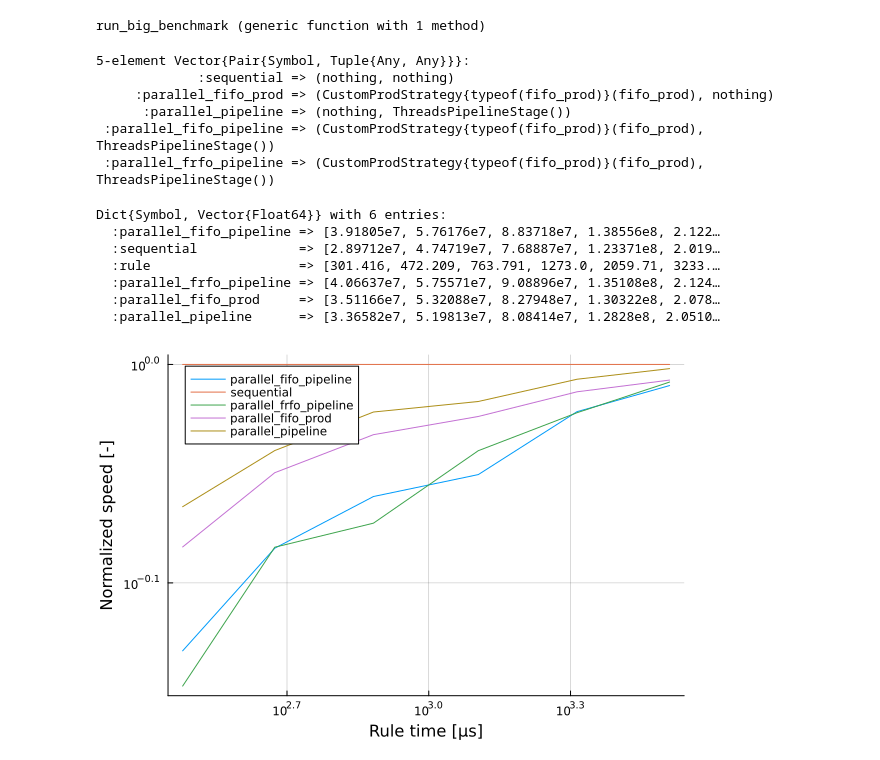
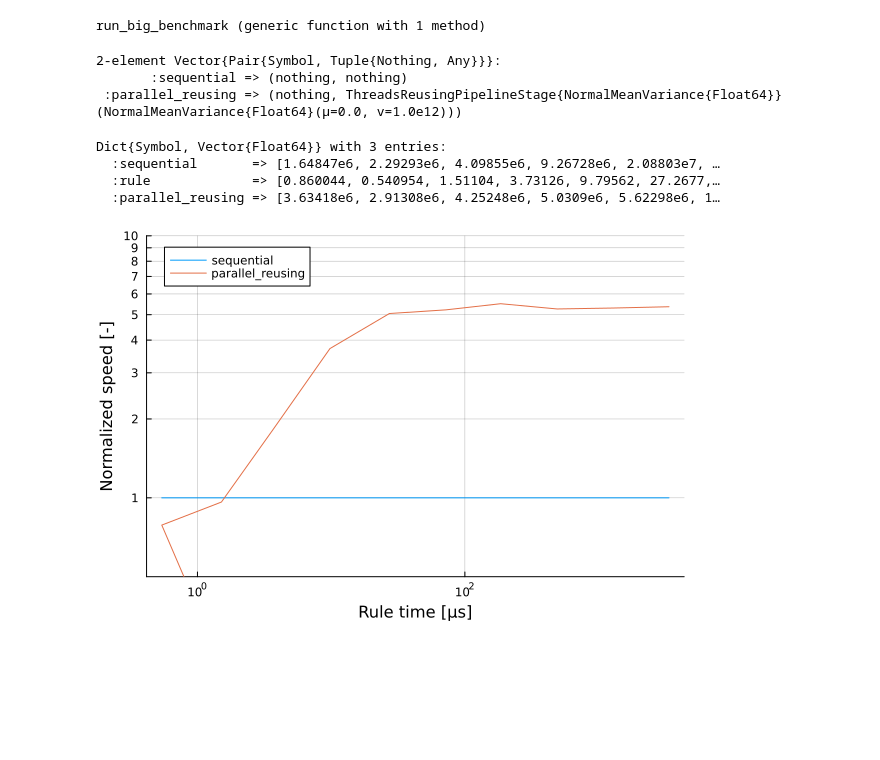
Before and after one commit to biaslab/ThesisParallelMP, a Jupyter notebook: benchmarks/State Space Model.ipynb, the cells around one changed output. Cells and saved outputs as stored; diff of their text form; code cells hidden in the pictures; blank space fills up the shorter version.

Commit message:
add reusing pipeline

```diff
--- a/benchmarks/State Space Model.ipynb
+++ b/benchmarks/State Space Model.ipynb
@@ -151,12 +161,12 @@ end
 prepare_benchmark (generic function with 2 methods)
 # %%
 function run_big_benchmark(combinations, orders; nsamples = 10, niterations = 100)
-    return map(orders) do order
+    return @showprogress map(orders) do order
 
         results = Dict()
         results[:rule] = benchmark_rule(order)
 
-        @showprogress for (key, combination) in combinations
+        for (key, combination) in combinations
             _b_combination = prepare_benchmark(combination[1], combination[2], order, niterations)
             results[key] = execute_benchmark(_b_combination, nsamples)
         end
@@ -169,54 +179,49 @@ run_big_benchmark (generic function with 1 method)
 # %%
 combinations = [
     :sequential => (nothing, nothing),
-    :parallel_fifo_prod => (CustomProdStrategy(fifo_prod), nothing),
-    :parallel_pipeline => (nothing, ThreadsPipelineStage()),
-    :parallel_fifo_pipeline => (CustomProdStrategy(fifo_prod), ThreadsPipelineStage()),
-    :parallel_frfo_pipeline => (CustomProdStrategy(fifo_prod), ThreadsPipelineStage()),
+    # :parallel_fifo_prod => (CustomProdStrategy(fifo_prod), nothing),
+    # :parallel_pipeline => (nothing, ThreadsPipelineStage()),
+    # :parallel_fifo_pipeline => (CustomProdStrategy(fifo_prod), ThreadsPipelineStage()),
+    # :parallel_frfo_pipeline => (CustomProdStrategy(fifo_prod), ThreadsPipelineStage()),
+    :parallel_reusing => (nothing, ThreadsReusingPipelineStage(vague(NormalMeanVariance)))
 ]
 # %% [output]
-5-element Vector{Pair{Symbol, Tuple{Any, Any}}}:
-             :sequential => (nothing, nothing)
-     :parallel_fifo_prod => (CustomProdStrategy{typeof(fifo_prod)}(fifo_prod), nothing)
-      :parallel_pipeline => (nothing, ThreadsPipelineStage())
- :parallel_fifo_pipeline => (CustomProdStrategy{typeof(fifo_prod)}(fifo_prod), ThreadsPipelineStage())
- :parallel_frfo_pipeline => (CustomProdStrategy{typeof(fifo_prod)}(fifo_prod), ThreadsPipelineStage())
+2-element Vector{Pair{Symbol, Tuple{Nothing, Any}}}:
+       :sequential => (nothing, nothing)
+ :parallel_reusing => (nothing, ThreadsReusingPipelineStage{NormalMeanVariance{Float64}}(NormalMeanVariance{Float64}(μ=0.0, v=1.0e12)))
 # %%
-results = run_big_benchmark(combinations, 33:1:35; niterations = 1);
+results = run_big_benchmark(combinations, 10:2:30; niterations = 10);
 # %%
 orders = getindex.(results, 1)
 benchmarks = getindex.(results, 2)
 labels = [first.(combinations); :rule]
 
 points = map(labels) do label
-    label => minimum.(getindex.(benchmarks, label))
+    label => mean.(getindex.(benchmarks, label))
 end |> Dict
 # %% [output]
-Dict{Symbol, Vector{Float64}} with 6 entries:
-  :parallel_fifo_pipeline => [3.91805e7, 5.76176e7, 8.83718e7, 1.38556e8, 2.122…
-  :sequential             => [2.89712e7, 4.74719e7, 7.68887e7, 1.23371e8, 2.019…
-  :rule                   => [301.416, 472.209, 763.791, 1273.0, 2059.71, 3233.…
-  :parallel_frfo_pipeline => [4.06637e7, 5.75571e7, 9.08896e7, 1.35108e8, 2.124…
-  :parallel_fifo_prod     => [3.51166e7, 5.32088e7, 8.27948e7, 1.30322e8, 2.078…
-  :parallel_pipeline      => [3.36582e7, 5.19813e7, 8.08414e7, 1.2828e8, 2.0510…
+Dict{Symbol, Vector{Float64}} with 3 entries:
+  :sequential       => [1.64847e6, 2.29293e6, 4.09855e6, 9.26728e6, 2.08803e7, …
+  :rule             => [0.860044, 0.540954, 1.51104, 3.73126, 9.79562, 27.2677,…
+  :parallel_reusing => [3.63418e6, 2.91308e6, 4.25248e6, 5.0309e6, 5.62298e6, 1…
 # %%
 p = plot(
     xaxis=:log,
     yaxis=:log,
     legend=:topleft,
     xlabel="Rule time [μs]",
     ylabel="Normalized speed [-]",
-    # yticks=([1:10;], [string(a) for a in 1:10]),
-    # ylim = (0.5, 10),
+    yticks=([1:10;], [string(a) for a in 1:10]),
+    ylim = (0.5, 10),
     gridalpha=0.3,
 )
 
 for (key, values) in pairs(points)
     if key != :rule
         plot!(p, points[:rule], points[:sequential] ./ values, label = string(key))
     end
 end
 
 p
 # %% [output]
-[figure, old version]
+[figure, new version]
```
Also changed, not shown: parts of 3 cells of this notebook, 1 other file.
